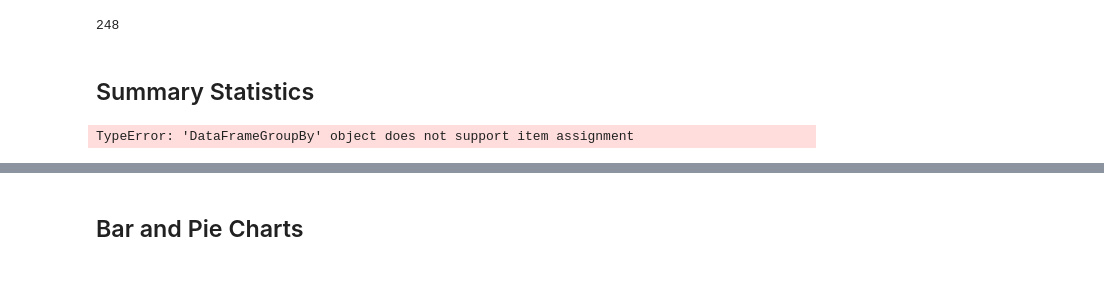
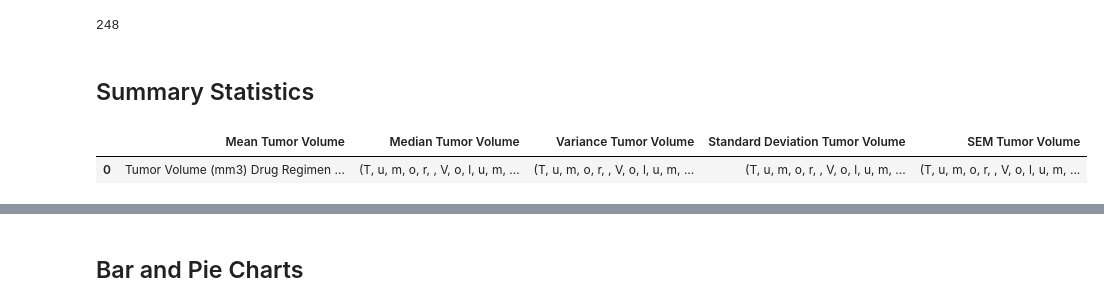
Before and after one commit to LaurenGT/pymaceuticals_analysis, a Jupyter notebook: pymaceuticals_starter.ipynb, the cells around one changed output, grey strips where cells are left out. Saved outputs shown, nothing was run; the diff lists cells and outputs as text; code cells hidden in the pictures; blank space fills up the shorter version.

```diff
--- a/pymaceuticals_starter.ipynb
+++ b/pymaceuticals_starter.ipynb
@@ -124,24 +124,37 @@ unique_cleaned_mice
 # %%
 # Generate a summary statistics table of mean, median, variance, standard deviation, and SEM of the tumor volume
 # for each regimen
-regimen_groups = clean_mouse_data[["Drug Regimen","Tumor Volume (mm3)"]].groupby(["Drug Regimen"])
-mean_tumor_vol = regimen_groups.mean()
-#mean_tumor_vol
-median_tumor_vol = regimen_groups.median()
-#median_tumor_vol
-var_tumor_vol = regimen_groups.var()
-#var_tumor_vol
-std_tumor_vol = regimen_groups.std()
-#std_tumor_vol
-sem_tumor_vol = regimen_groups.sem()
-#sem_tumor_vol
+mean = clean_mouse_data[["Drug Regimen","Tumor Volume (mm3)"]].groupby(["Drug Regimen"]).mean()
+median = clean_mouse_data[["Drug Regimen","Tumor Volume (mm3)"]].groupby(["Drug Regimen"]).median()
+variance = clean_mouse_data[["Drug Regimen","Tumor Volume (mm3)"]].groupby(["Drug Regimen"]).var()
+std = clean_mouse_data[["Drug Regimen","Tumor Volume (mm3)"]].groupby(["Drug Regimen"]).std()
+sem = clean_mouse_data[["Drug Regimen","Tumor Volume (mm3)"]].groupby(["Drug Regimen"]).sem()
+
+# mean_tumor_vol = regimen_groups.mean()
+# #mean_tumor_vol
+# median_tumor_vol = regimen_groups.median()
+# #median_tumor_vol
+# var_tumor_vol = regimen_groups.var()
+# #var_tumor_vol
+# std_tumor_vol = regimen_groups.std()
+# #std_tumor_vol
+# sem_tumor_vol = regimen_groups.sem()
+# #sem_tumor_vol
+#regimen_groups
 
 
 # Use groupby and summary statistical methods to calculate the following properties of each drug regimen:
 # mean, median, variance, standard deviation, and SEM of the tumor volume.
 # Assemble the resulting series into a single summary dataframe.
+summ_stats = pd.DataFrame({"Mean Tumor Volume": [mean],
+                          "Median Tumor Volume": median,
+                          "Variance Tumor Volume": variance,
+                          "Standard Deviation Tumor Volume": std,
+                          "SEM Tumor Volume": sem})
+summ_stats
 # %% [output]
-TypeError: 'DataFrameGroupBy' object does not support item assignment
+|  | Mean Tumor Volume | Median Tumor Volume | Variance Tumor Volume | Standard Deviation Tumor Volume | SEM Tumor Volume |
+| 0 | Tumor Volume (mm3) Drug Regimen ... | (T, u, m, o, r, , V, o, l, u, m, ... | (T, u, m, o, r, , V, o, l, u, m, ... | (T, u, m, o, r, , V, o, l, u, m, ... | (T, u, m, o, r, , V, o, l, u, m, ... |
 # %%
 # Generate a summary statistics table of mean, median, variance, standard deviation, and SEM of the tumor volume
 # for each regimen
```
Also changed, not shown: parts of 1 cell of this notebook.
